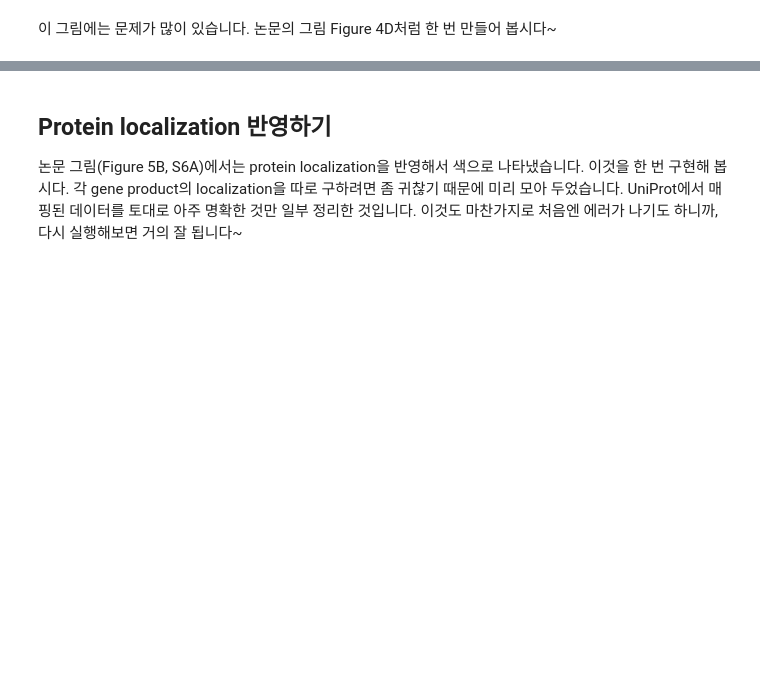
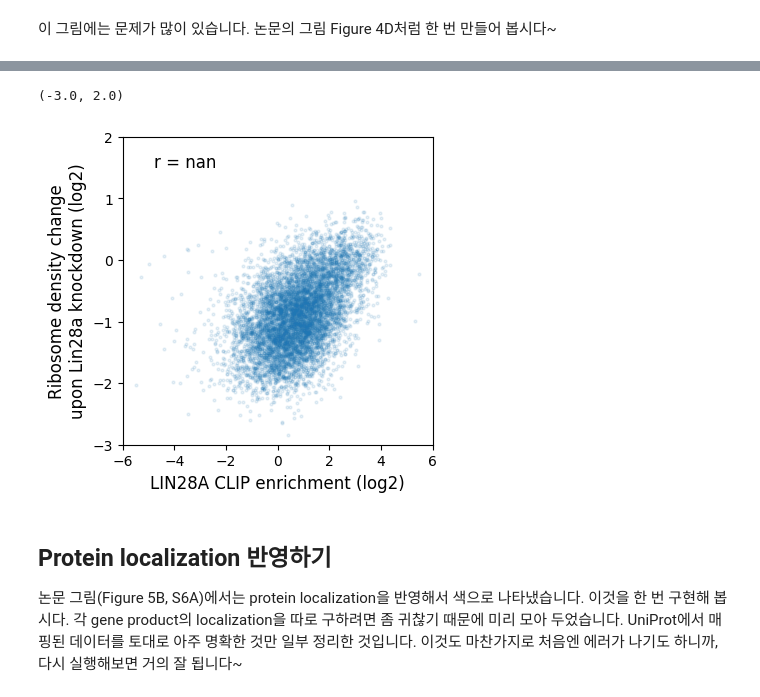
Before and after one commit to AAJ0225/JHJ_bioinfo_project, a Jupyter notebook: JHJ_CoLab_TermProj_2024_1.ipynb, the cells around one changed output, grey strips where cells are left out. Cells and saved outputs as stored; diff of their text form; code cells hidden in the pictures; blank space fills up the shorter version.

```diff
--- a/JHJ_CoLab_TermProj_2024_1.ipynb
+++ b/JHJ_CoLab_TermProj_2024_1.ipynb
@@ -101,4 +241,4 @@ dc24f69e8f571fc8be30f28ce5b84fcd  RPF-siLuc.bam.bai
 # %%
 import pandas as pd
-cnts = pd.read_csv('read-counts.txt', sep='\t', comment='#', index_col=0)
-cnts.head()
+cnts = pd.read_csv('read-counts.txt', sep='\t', comment='#')
+cnts
@@ -105,6 +259,9 @@ cnts.head()
 # %% [markdown]
 이제 한 번 대충 그림을 그려 봅니다.
+# %%
+cnts['Geneid'] = cnts.iloc[:,0].apply(lambda x: x.split('.')[0])
 # %%
 cnts['clip_enrichment'] = cnts['CLIP-35L33G.bam'] / cnts['RNA-control.bam']
 cnts['rden_change'] = (cnts['RPF-siLin28a.bam'] / cnts['RNA-siLin28a.bam']) / (cnts['RPF-siLuc.bam'] / cnts['RNA-siLuc.bam'])
-cnts.head()
+cnts = cnts.dropna(subset=['clip_enrichment', 'rden_change'], how='any')
+cnts
@@ -118,2 +421,9 @@ ax.scatter(np.log2(cnts['clip_enrichment']),
 # %% [markdown]
 이 그림에는 문제가 많이 있습니다. 논문의 그림 Figure 4D처럼 한 번 만들어 봅시다~
+# %%
+#논문의 제한조건 적용한 read counts
+cnts1 = cnts[(cnts['RNA-control.bam'] >= 30) & (cnts['RNA-siLin28a.bam'] >= 30) &(cnts['RNA-siLuc.bam'] >= 30) &(cnts['RPF-siLuc.bam'] >= 80)]
+cnts1['clip_enrichment'] = cnts1['CLIP-35L33G.bam'] / cnts1['RNA-control.bam']
+cnts1['rden_change'] = (cnts1['RPF-siLin28a.bam'] / cnts1['RNA-siLin28a.bam']) / (cnts1['RPF-siLuc.bam'] / cnts1['RNA-siLuc.bam'])
+cnts1['Geneid'] = cnts1.iloc[:,0].apply(lambda x: x.split('.')[0])
+cnts1
@@ -120,26 +459,19 @@ ax.scatter(np.log2(cnts['clip_enrichment']),
 # %%
-# 여기에 코드를 새로 작성해서 논문의 그림과 비슷하게 만들어 봅니다.
-import pandas as pd
-cnts = pd.read_csv('read-counts.txt', sep='\t', comment='#')
-cnts1 = cnts[(cnts['RNA-control.bam'] >= 30) & (cnts['RNA-siLin28a.bam'] >= 30) &(cnts['RNA-siLuc.bam'] >= 30) &(cnts['RPF-siLuc.bam'] >= 80)]
-cnts.head()
-
-cnts1['clip_enrichment'] = cnts1['CLIP-35L33G.bam'] / cnts1['RNA-control.bam']
-cnts1['rden_change'] = (cnts1['RPF-siLin28a.bam'] / cnts1['RNA-siLin28a.bam']) / (cnts1['RPF-siLuc.bam'] / cnts1['RNA-siLuc.bam'])
-cnts1.head()
-
 from matplotlib import pyplot as plt
 import numpy as np
 
 plt.subplots(1, 1, figsize=(4, 4))
 r = np.corrcoef(np.log2(cnts1['clip_enrichment']), np.log2(cnts1['rden_change']))[0, 1]
 plt.scatter(np.log2(cnts1['clip_enrichment']),
            np.log2(cnts1['rden_change']), s =4, alpha = 0.1 )
 plt.text(0.1, 0.9, 'r = {:.4f}'.format(r), fontsize=12, transform = plt.gca().transAxes)
 plt.xlabel('LIN28A CLIP enrichment (log2)', fontsize = 12)
 plt.ylabel('Ribosome density change\nupon Lin28a knockdown (log2)', fontsize = 12)
 plt.xlim(-6,6)
 plt.ylim(-3,2)
+# %% [output]
+(-3.0, 2.0)
+[figure, added]
 # %% [markdown]
 ## Protein localization 반영하기
 
```
Also changed, not shown: parts of 53 cells of this notebook, 1 other file.
